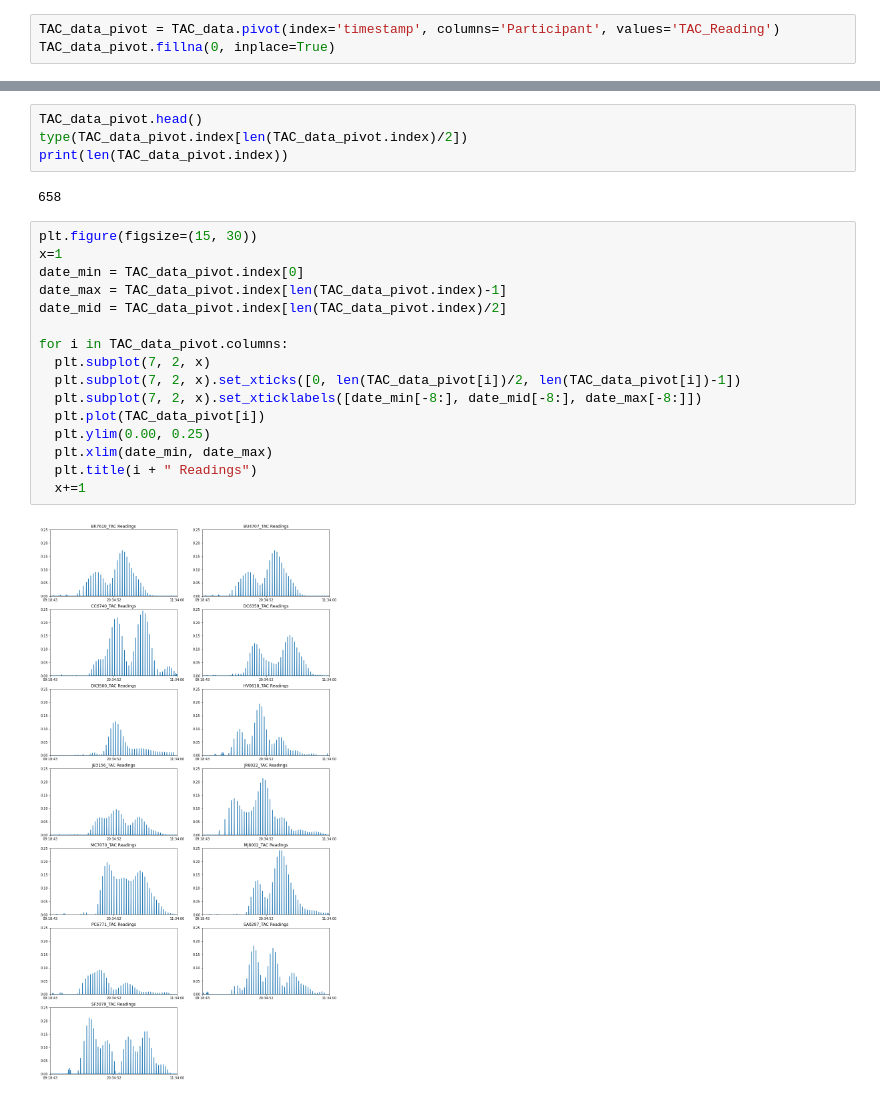
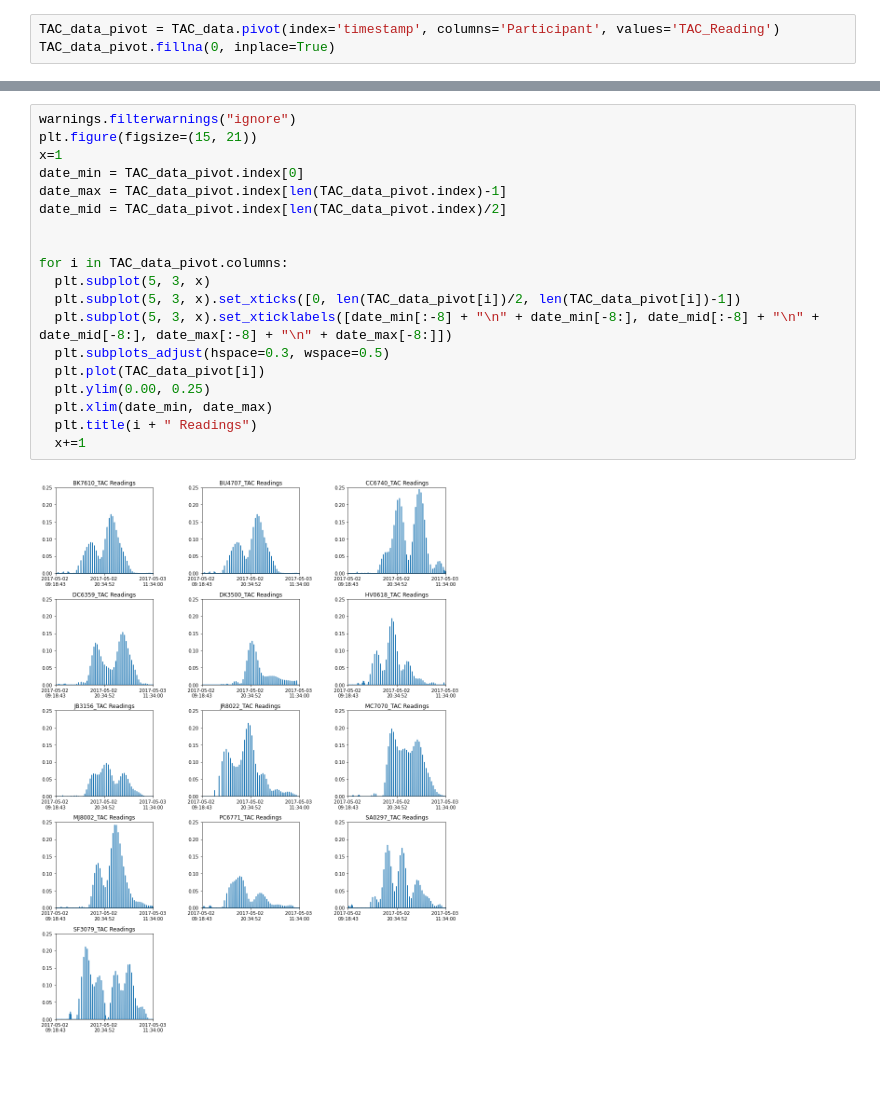
Before and after one commit to kshashank03/data-science-projects, a Jupyter notebook: Classification_Models/detecting_heavy_drinking_using_motion_data.ipynb, the cells around one changed output, grey strips where cells are left out. Drawn from its saved outputs; the diff is of its cells as text; blank space fills up the shorter version.

Commit message:
Visualizations added

```diff
--- a/Classification_Models/detecting_heavy_drinking_using_motion_data.ipynb
+++ b/Classification_Models/detecting_heavy_drinking_using_motion_data.ipynb
@@ -51,24 +43,21 @@ TAC_data_pivot.head()
-# %%
-TAC_data_pivot.head()
-type(TAC_data_pivot.index[len(TAC_data_pivot.index)/2])
-print(len(TAC_data_pivot.index))
-# %% [output]
-658
 # %%
-plt.figure(figsize=(15, 30))
+warnings.filterwarnings("ignore")
+plt.figure(figsize=(15, 21))
 x=1
 date_min = TAC_data_pivot.index[0]
 date_max = TAC_data_pivot.index[len(TAC_data_pivot.index)-1]
 date_mid = TAC_data_pivot.index[len(TAC_data_pivot.index)/2]
 
+
 for i in TAC_data_pivot.columns:
-  plt.subplot(7, 2, x)
-  plt.subplot(7, 2, x).set_xticks([0, len(TAC_data_pivot[i])/2, len(TAC_data_pivot[i])-1])
-  plt.subplot(7, 2, x).set_xticklabels([date_min[-8:], date_mid[-8:], date_max[-8:]])
+  plt.subplot(5, 3, x)
+  plt.subplot(5, 3, x).set_xticks([0, len(TAC_data_pivot[i])/2, len(TAC_data_pivot[i])-1])
+  plt.subplot(5, 3, x).set_xticklabels([date_min[:-8] + "\n" + date_min[-8:], date_mid[:-8] + "\n" + date_mid[-8:], date_max[:-8] + "\n" + date_max[-8:]])
+  plt.subplots_adjust(hspace=0.3, wspace=0.5)
   plt.plot(TAC_data_pivot[i])
   plt.ylim(0.00, 0.25)
   plt.xlim(date_min, date_max)
   plt.title(i + " Readings")
   x+=1
 # %% [output]
-[figure, old version]
+[figure, new version]
```
Also changed, not shown: parts of 4 cells of this notebook.
